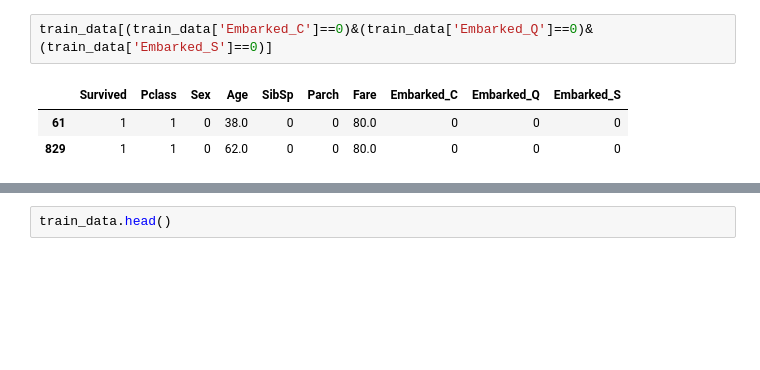
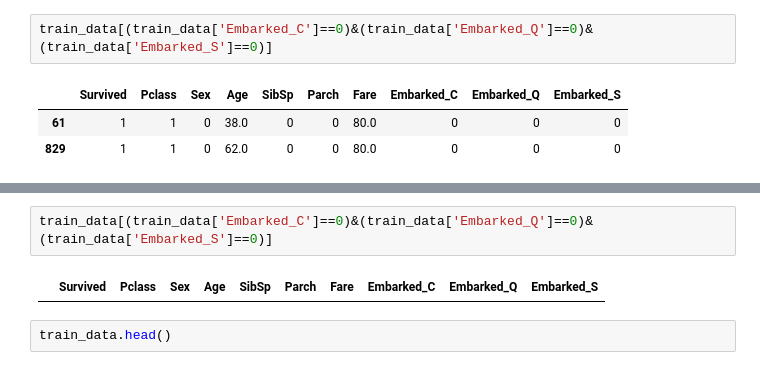
Before and after one commit to jagodek/ai-lab-university-course, a Jupyter notebook: lab1/lab_1_introduction.ipynb, the cells around one changed output, grey strips where cells are left out. Drawn from its saved outputs; the diff is of its cells as text; blank space fills up the shorter version.

```diff
--- a/lab1/lab_1_introduction.ipynb
+++ b/lab1/lab_1_introduction.ipynb
@@ -307,3 +293,7 @@ train_data.drop(train_data[(train_data['Embarked_C']==0)&(train_data['Embarked_Q
+# %%
+train_data[(train_data['Embarked_C']==0)&(train_data['Embarked_Q']==0)&(train_data['Embarked_S']==0)]
+# %% [output]
+|  | Survived | Pclass | Sex | Age | SibSp | Parch | Fare | Embarked_C | Embarked_Q | Embarked_S |
 # %%
 train_data.head()
 # %% [output]
```
Also changed, not shown: parts of 16 cells of this notebook.
